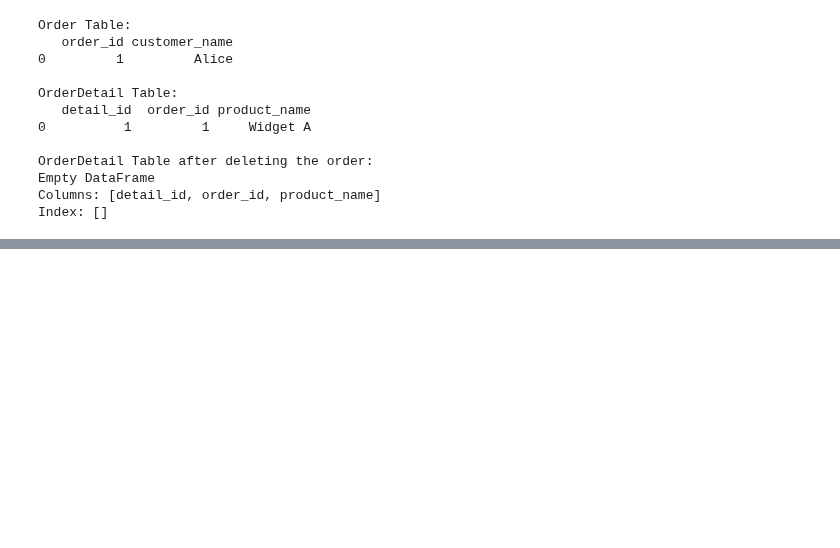
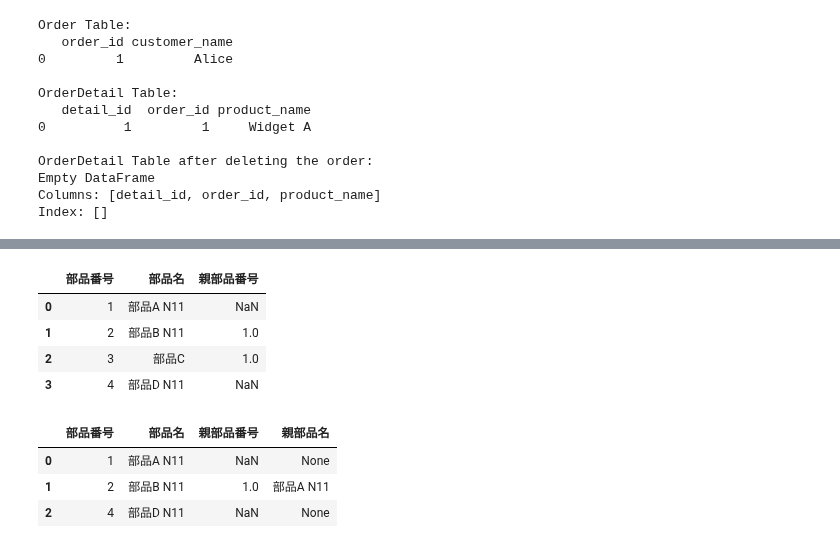
Before and after one commit to phonon-py/DatabaseSpecialistStudy, a Jupyter notebook: main.ipynb, the cells around one changed output, grey strips where cells are left out. Cells and saved outputs as stored; diff of their text form; code cells hidden in the pictures; blank space fills up the shorter version.

```diff
--- a/main.ipynb
+++ b/main.ipynb
@@ -1991,0 +2016,57 @@ Index: []
+# %%
+import sqlite3
+import pandas as pd
+
+# データベースの接続とテーブルの作成
+conn = sqlite3.connect(':memory:')
+c = conn.cursor()
+
+c.execute('''
+CREATE TABLE 部品 (
+    部品番号 INTEGER PRIMARY KEY,
+    部品名 TEXT,
+    親部品番号 INTEGER
+)
+''')
+
+# サンプルデータの挿入
+c.executemany('INSERT INTO 部品 (部品番号, 部品名, 親部品番号) VALUES (?, ?, ?)', [
+    (1, '部品A N11', None),
+    (2, '部品B N11', 1),
+    (3, '部品C', 1),
+    (4, '部品D N11', None)
+])
+
+# SQLクエリの実行
+sql = '''
+SELECT B1.部品番号, B1.部品名,
+       B2.部品番号 AS 親部品番号, B2.部品名 AS 親部品名
+FROM 部品 B1
+LEFT OUTER JOIN 部品 B2
+ON B1.親部品番号 = B2.部品番号
+WHERE B1.部品名 LIKE '%N11%'
+'''
+
+sql2 = '''SELECT * FROM 部品'''
+
+df = pd.read_sql(sql2, conn)
+df_answer = pd.read_sql_query(sql, conn)
+
+
+# 結果の表示
+conn.close()
+# %%
+df
+# %% [output]
+|  | 部品番号 | 部品名 | 親部品番号 |
+| 0 | 1 | 部品A N11 | NaN |
+| 1 | 2 | 部品B N11 | 1.0 |
+| 2 | 3 | 部品C | 1.0 |
+| 3 | 4 | 部品D N11 | NaN |
+# %%
+df_answer
+# %% [output]
+|  | 部品番号 | 部品名 | 親部品番号 | 親部品名 |
+| 0 | 1 | 部品A N11 | NaN | None |
+| 1 | 2 | 部品B N11 | 1.0 | 部品A N11 |
+| 2 | 4 | 部品D N11 | NaN | None |
```
Also changed, not shown: parts of 2 cells of this notebook.
